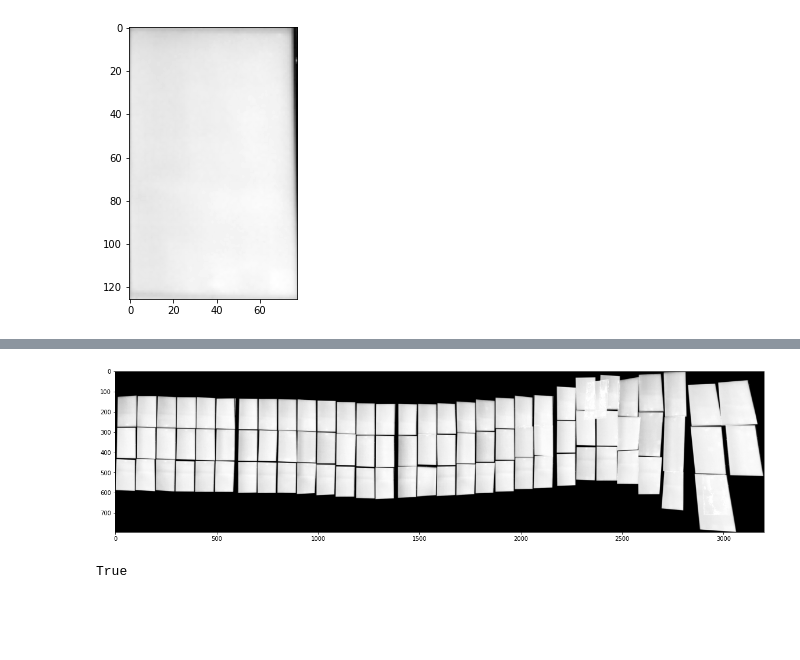
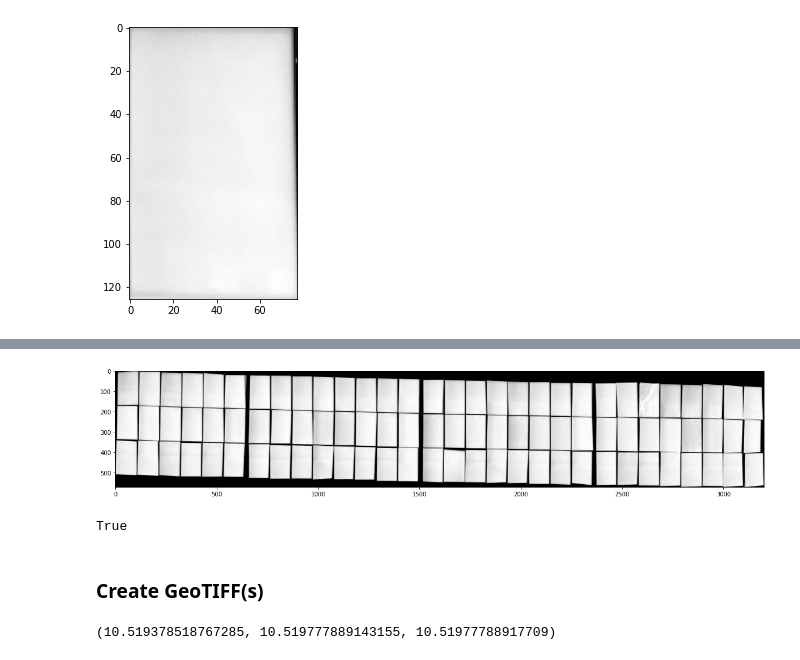
Before and after one commit to lukasbommes-unfinished-projects/ModuleLocalizer, a Jupyter notebook: project_patches/project_patches.ipynb, the cells around one changed output, grey strips where cells are left out. Cells and saved outputs as stored; diff of their text form; code cells hidden in the pictures; blank space fills up the shorter version.

Commit message:
added geo tiff output

```diff
--- a/project_patches/project_patches.ipynb
+++ b/project_patches/project_patches.ipynb
@@ -321,10 +327,10 @@ plt.show()
 # get extent of the plant, i.e. find minimum and maximum latitude and longitudes of all modules
 def get_extent(module_corners):
     corners = np.vstack(list(module_corners.values()))
-    min_latitude = np.min(corners[:, 1])
-    max_latitude = np.max(corners[:, 1])
-    min_longitude = np.min(corners[:, 0])
-    max_longitude = np.max(corners[:, 0])
-    return max_latitude, min_latitude, max_longitude, min_longitude
+    min_east = np.min(corners[:, 0])
+    max_east = np.max(corners[:, 0])
+    min_north = np.min(corners[:, 1])
+    max_north = np.max(corners[:, 1])
+    return max_east, min_east, max_north, min_north
 
-max_latitude, min_latitude, max_longitude, min_longitude = get_extent(module_corners)
+max_east, min_east, max_north, min_north = get_extent(module_corners)
@@ -331,11 +357,11 @@ max_latitude, min_latitude, max_longitude, min_longitude = get_extent(module_cor
 # %%
-def get_transform_geo2img(output_width, output_height, max_latitude,
-                          min_latitude, max_longitude, min_longitude):
+def get_transform_geo2img(output_width, output_height, max_north,
+                          min_north, max_east, min_east):
     """Computes and affine transformation matrix for transforming
-    geo coordinates to image coordinates."""
-    src_points = np.array([[min_longitude, min_latitude],
-                           [max_longitude, min_latitude],
-                           [max_longitude, max_latitude]])
+    geo coordinates (east, north, height) to image coordinates."""
+    src_points = np.array([[min_east, min_north],
+                           [max_east, min_north],
+                           [max_east, max_north]])
     dst_points = np.array([[0, 0],
                            [output_width, 0],
                            [output_width, output_height]])
@@ -350,19 +376,16 @@ def geo2img(pts_geo, transform):
 # %%
 # determine size of output image
 output_width = 3200  # px
-scale = output_width / (max_longitude - min_longitude)
-output_height = int(np.ceil(scale * (max_latitude - min_latitude)))
+scale = output_width / (max_east - min_east)
+output_height = int(np.ceil(scale * (max_north - min_north)))
 
 output_image = np.zeros((output_height, output_width), dtype=np.uint8)
 
-transform = get_transform_geo2img(output_width, output_height, max_latitude,
-    min_latitude, max_longitude, min_longitude)
+transform = get_transform_geo2img(output_width, output_height, max_north,
+    min_north, max_east, min_east)
 
 # project each module patch onto the z=0 plane
 for i, (track_id, corners) in enumerate(module_corners.items()):
-
-    #if i > 3:
-    #    continue
 
     patch = get_patch(patches_root, track_id, tracks_per_id)
     h, w = patch.shape[:2]
@@ -374,32 +397,32 @@ for i, (track_id, corners) in enumerate(module_corners.items()):
                            [0, h]])
 
     dst_points = corners[:, :-1]
     dst_points = geo2img(corners[:, :-1], transform)
     transmtx = cv2.getPerspectiveTransform(img_points.astype(np.float32), dst_points.astype(np.float32))
 
     # project patch into output image
     warped_patch = cv2.warpPerspective(patch, transmtx, (output_width, output_height), cv2.INTER_CUBIC, cv2.BORDER_REFLECT)
 
     mask = np.full((h, w), 255, dtype=np.uint8)
     warped_mask = cv2.warpPerspective(mask, transmtx, (output_width, output_height), cv2.INTER_NEAREST)
 
     output_image = cv2.bitwise_or(output_image, warped_patch)
 
     #fig = plt.figure()
     #fig.set_size_inches(20, 10)
     #plt.imshow(warped_patch, cmap="gray")
     #plt.show()
 
     #fig = plt.figure()
     #fig.set_size_inches(20, 10)
     #plt.imshow(warped_mask, cmap="gray")
     #plt.show()
     #break
 
 fig = plt.figure()
 fig.set_size_inches(20, 10)
 plt.imshow(output_image, cmap="gray")
 plt.show()
 # %% [output]
-[figure, old version]
+[figure, new version]
 # %%
@@ -407,2 +430,4 @@ cv2.imwrite("output_local.jpg", output_image)
 # %% [output]
 True
+# %% [markdown]
+### Create GeoTIFF(s)
@@ -408,0 +441,4 @@ True
+# %%
+lon_a, lon_b, lon_c
+# %% [output]
+(10.519378518767285, 10.519777889143155, 10.51977788917709)
```
Also changed, not shown: parts of 16 cells of this notebook, 8 other files.
